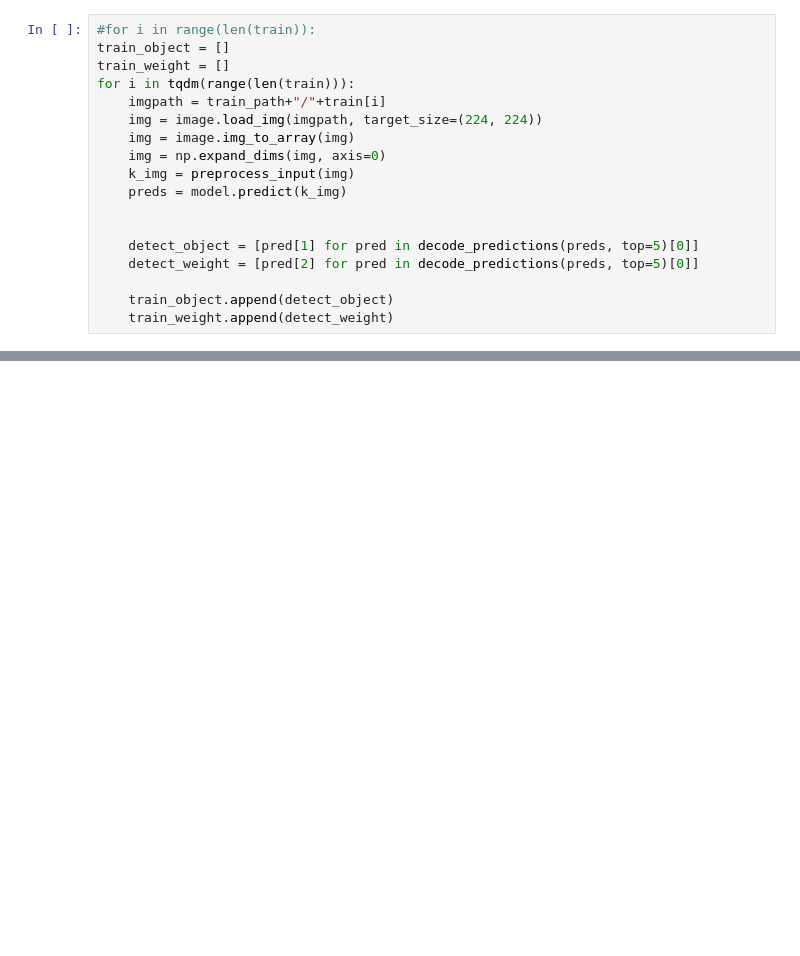
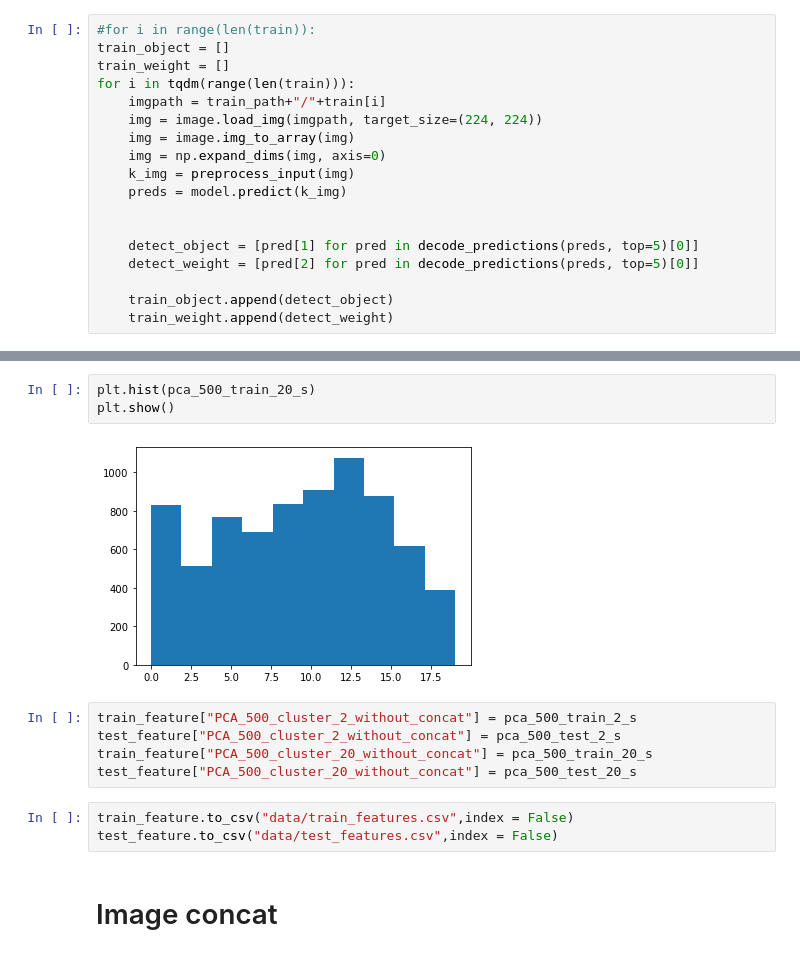
Before and after one commit to echoid/Fine-grained-localisation, a Jupyter notebook: test.ipynb, the cells around one changed output, grey strips where cells are left out. Drawn from its saved outputs; the diff is of its cells as text; blank space fills up the shorter version.

```diff
--- a/test.ipynb
+++ b/test.ipynb
@@ -216,0 +245,15 @@ decode_predictions(preds, top=5)
+# %%
+plt.hist(pca_500_train_20_s)
+plt.show()
+# %% [output]
+[figure, added]
+# %%
+train_feature["PCA_500_cluster_2_without_concat"] = pca_500_train_2_s
+test_feature["PCA_500_cluster_2_without_concat"] = pca_500_test_2_s
+train_feature["PCA_500_cluster_20_without_concat"] = pca_500_train_20_s
+test_feature["PCA_500_cluster_20_without_concat"] = pca_500_test_20_s
+# %%
+train_feature.to_csv("data/train_features.csv",index = False)
+test_feature.to_csv("data/test_features.csv",index = False)
+# %% [markdown]
+# Image concat
```
Also changed, not shown: parts of 89 cells of this notebook, 4 other files.
